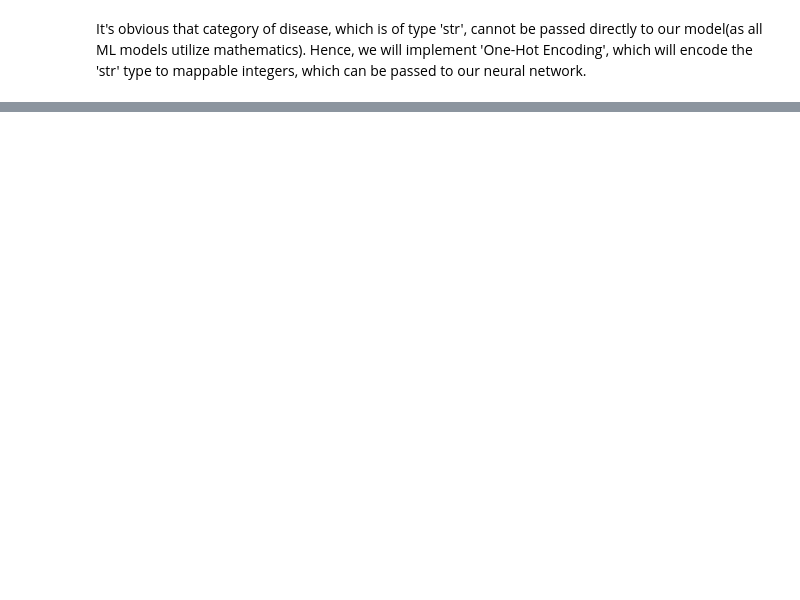
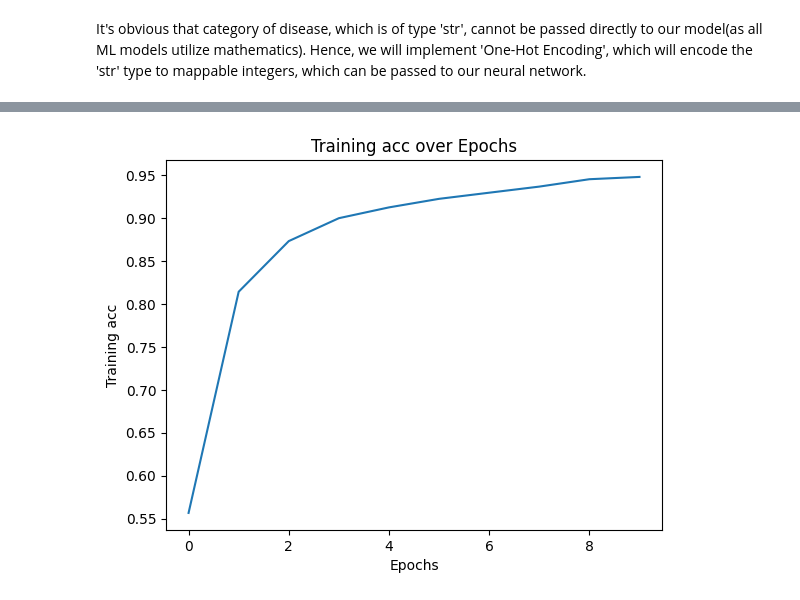
Before and after one commit to lurchyy/Plant-Disease-Detection, a Jupyter notebook: main.ipynb, the cells around one changed output, grey strips where cells are left out. Cells and saved outputs as stored; diff of their text form; code cells hidden in the pictures; blank space fills up the shorter version.

```diff
--- a/main.ipynb
+++ b/main.ipynb
@@ -265,0 +342,8 @@ print(" Shape after one-hot encoding : ", y_train.shape)
+# %%
+plt.plot(history.epoch, history.history['accuracy'])
+plt.title('Training acc over Epochs')
+plt.xlabel('Epochs')
+plt.ylabel('Training acc')
+plt.show()
+# %% [output]
+[figure, added]
```
Also changed, not shown: parts of 28 cells of this notebook.
